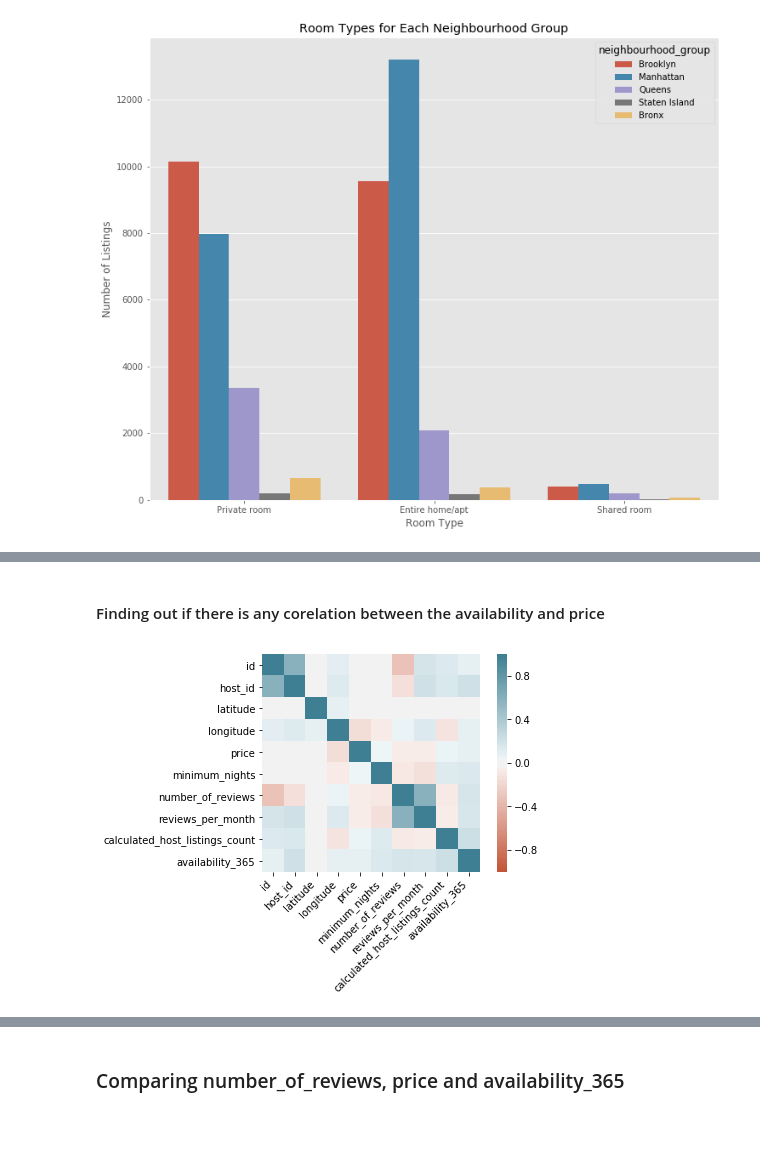
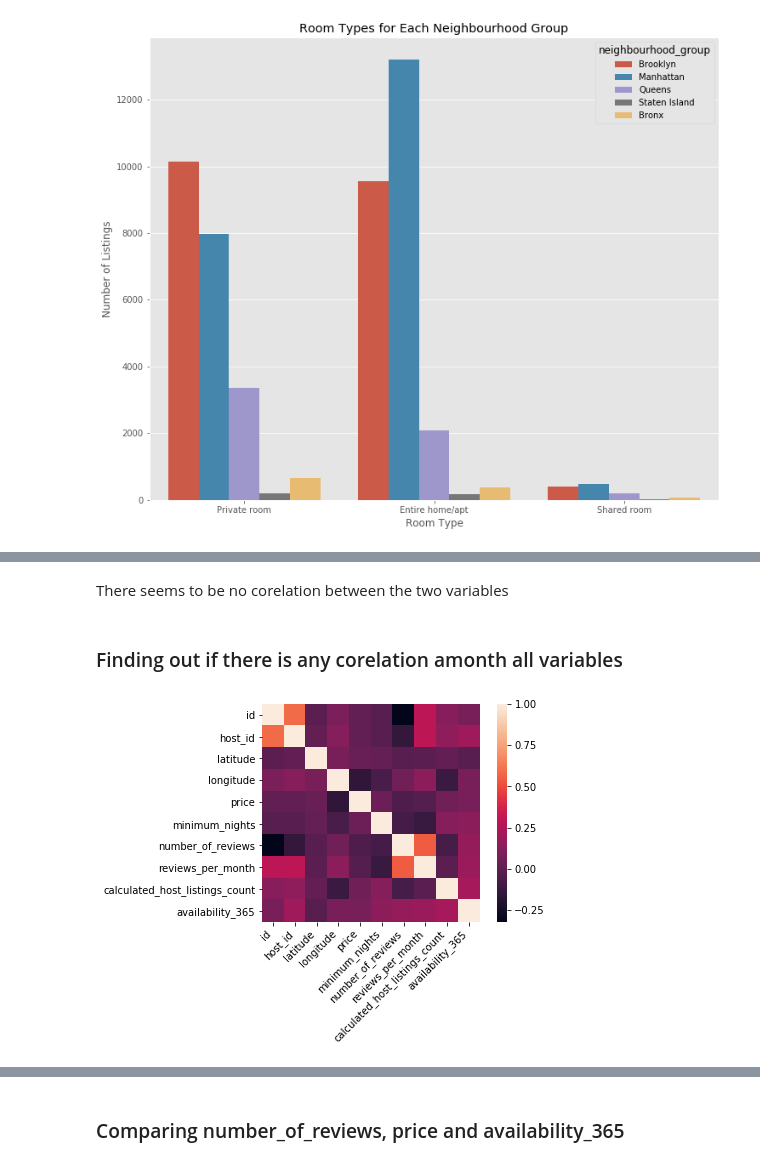
Before and after one commit to leosquintero/Airbnb-data-science-project, a Jupyter notebook: AirBnb EDA.ipynb, the cells around one changed output, grey strips where cells are left out. Drawn from its saved outputs; the diff is of its cells as text; code cells hidden in the pictures; blank space fills up the shorter version.

```diff
--- a/AirBnb EDA.ipynb
+++ b/AirBnb EDA.ipynb
@@ -236,17 +296,10 @@ x2.set_title('Price vs number of reviews')
+# %% [markdown]
+There seems to be no corelation between the two variables
 # %% [markdown]
-#### Finding out if there is any corelation between the availability and price
+### Finding out if there is any corelation amonth all variables
 # %%
 corr = bnb.corr()
-ax = sns.heatmap(
-    corr,
-    vmin=-1, vmax=1, center=0,
-    cmap=sns.diverging_palette(20, 220, n=200),
-    square=True
-)
-ax.set_xticklabels(
-    ax.get_xticklabels(),
-    rotation=45,
-    horizontalalignment='right'
-);
+ax = sns.heatmap(corr, square=True)
+ax.set_xticklabels(ax.get_xticklabels(), rotation=45, horizontalalignment='right');
 # %% [output]
-[figure, old version]
+[figure, new version]
```
Also changed, not shown: parts of 23 cells of this notebook.
